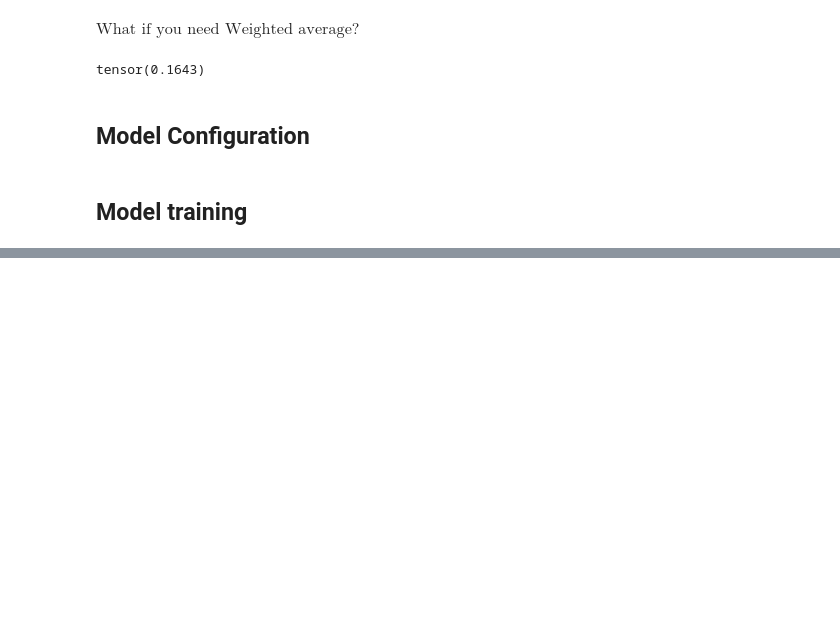
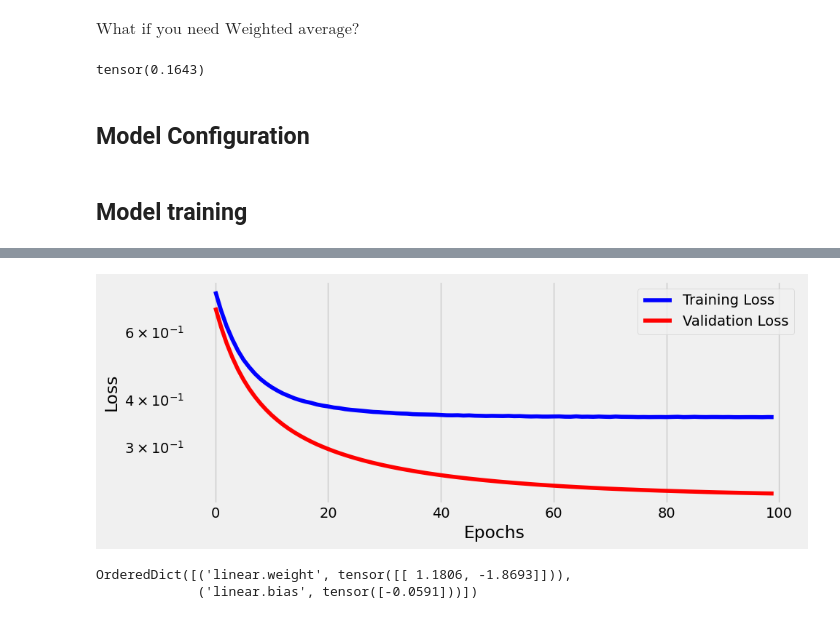
Before and after one commit to Anushkach/Deep-Learning, a Jupyter notebook: Deep Learning with Pytorch/Chapter 3.ipynb, the cells around one changed output, grey strips where cells are left out. Saved outputs shown, nothing was run; the diff lists cells and outputs as text; code cells hidden in the pictures; blank space fills up the shorter version.

```diff
--- a/Deep Learning with Pytorch/Chapter 3.ipynb
+++ b/Deep Learning with Pytorch/Chapter 3.ipynb
@@ -366,0 +365,9 @@ ValueError: Target size (torch.Size([16])) must be the same as input size (torch
+# %%
+fig=sbs.plot_losses()
+# %% [output]
+[figure, added]
+# %%
+model.state_dict()
+# %% [output]
+OrderedDict([('linear.weight', tensor([[ 1.1806, -1.8693]])),
+             ('linear.bias', tensor([-0.0591]))])
```
Also changed, not shown: parts of 9 cells of this notebook.
